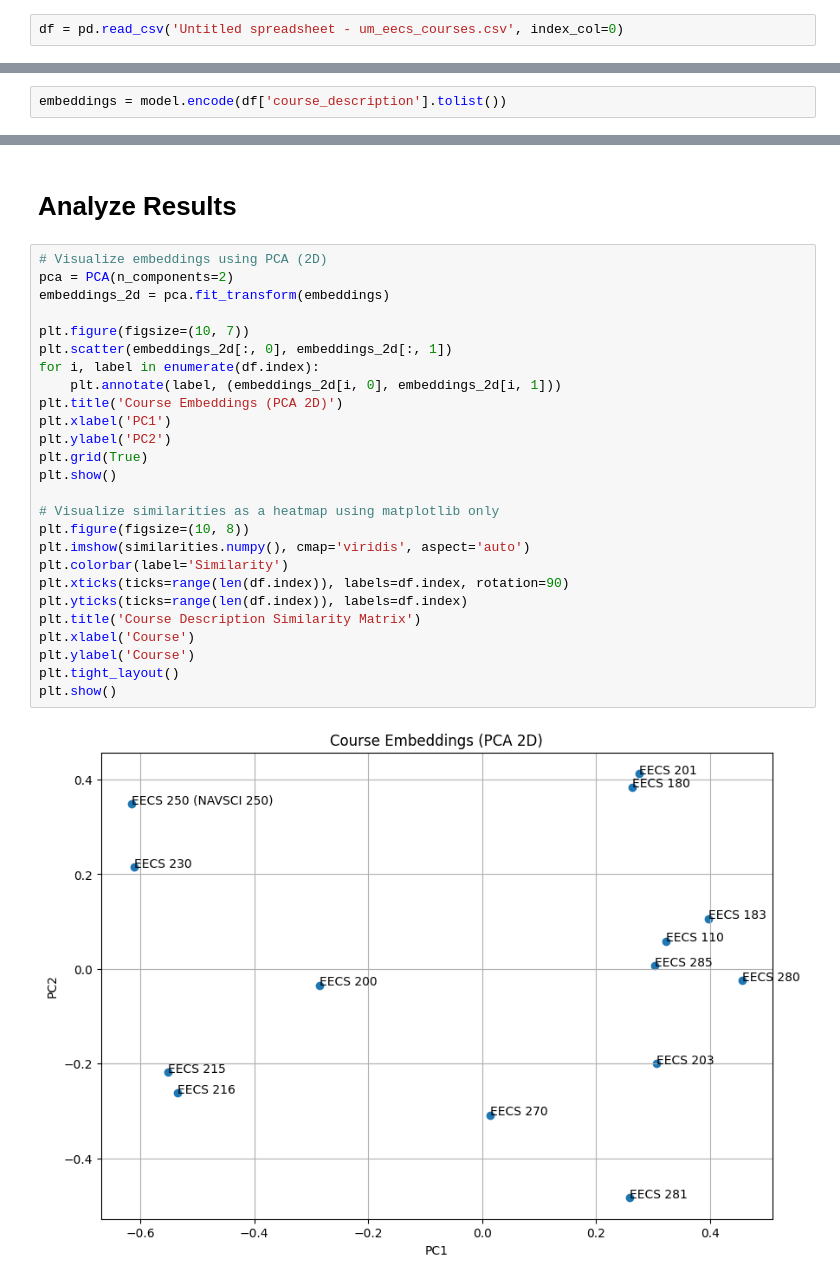
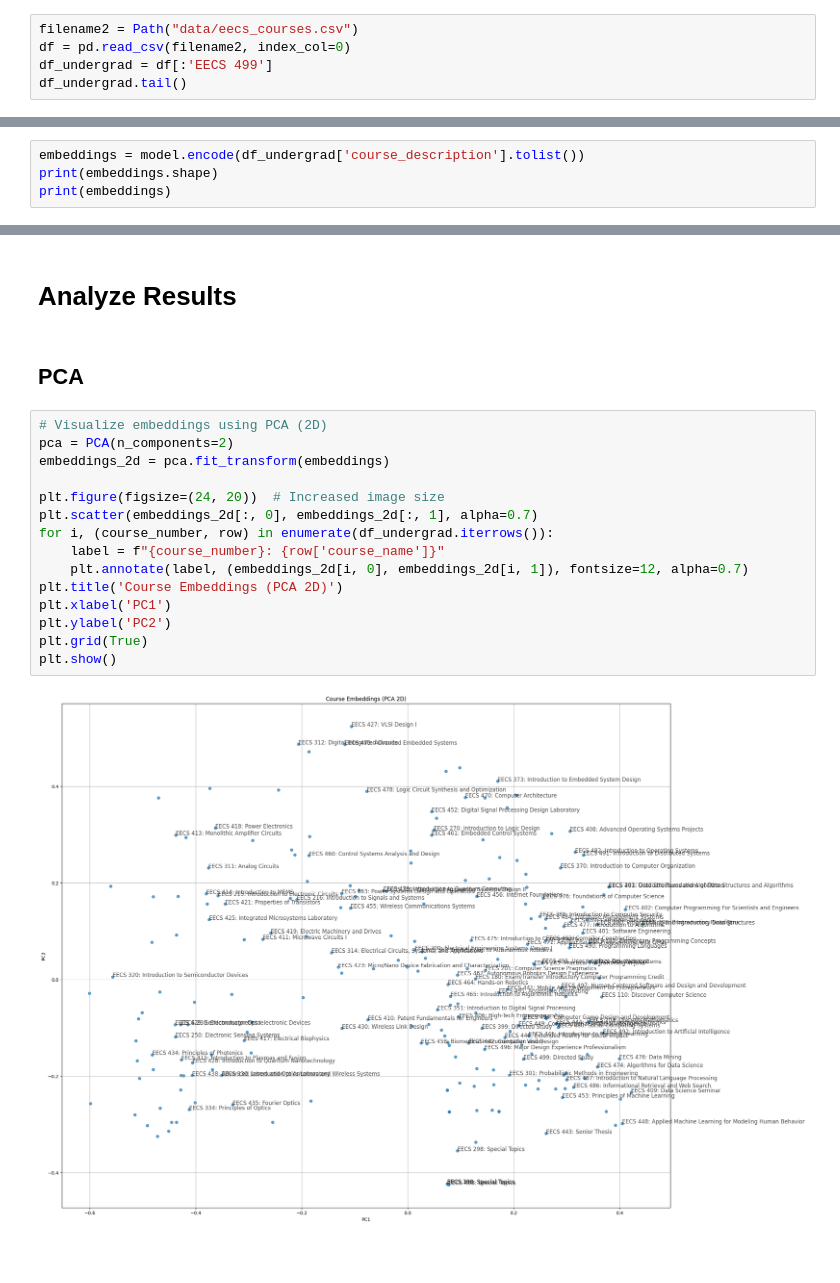
Before and after one commit to kvnshu/course-manifold, a Jupyter notebook: generate_embeddings.ipynb, the cells around one changed output, grey strips where cells are left out. Saved outputs shown, nothing was run; the diff lists cells and outputs as text; blank space fills up the shorter version.

```diff
--- a/generate_embeddings.ipynb
+++ b/generate_embeddings.ipynb
@@ -6,2 +11,5 @@ import matplotlib.pyplot as plt
 # %%
-df = pd.read_csv('Untitled spreadsheet - um_eecs_courses.csv', index_col=0)
+filename2 = Path("data/eecs_courses.csv")
+df = pd.read_csv(filename2, index_col=0)
+df_undergrad = df[:'EECS 499']
+df_undergrad.tail()
@@ -9,4 +25,6 @@ df = pd.read_csv('Untitled spreadsheet - um_eecs_courses.csv', index_col=0)
 # Load https://huggingface.co/sentence-transformers/all-mpnet-base-v2
 model = SentenceTransformer("all-mpnet-base-v2")
 # %%
-embeddings = model.encode(df['course_description'].tolist())
+embeddings = model.encode(df_undergrad['course_description'].tolist())
+print(embeddings.shape)
+print(embeddings)
@@ -53,30 +46,21 @@ tensor([[1.0000, 0.5553, 0.7462, 0.3943, 0.4136, 0.6247, 0.2724, 0.2813, 0.2383,
 # %% [markdown]
 # Analyze Results
+# %% [markdown]
+## PCA
 # %%
 # Visualize embeddings using PCA (2D)
 pca = PCA(n_components=2)
 embeddings_2d = pca.fit_transform(embeddings)
 
-plt.figure(figsize=(10, 7))
-plt.scatter(embeddings_2d[:, 0], embeddings_2d[:, 1])
-for i, label in enumerate(df.index):
-    plt.annotate(label, (embeddings_2d[i, 0], embeddings_2d[i, 1]))
+plt.figure(figsize=(24, 20))  # Increased image size
+plt.scatter(embeddings_2d[:, 0], embeddings_2d[:, 1], alpha=0.7)
+for i, (course_number, row) in enumerate(df_undergrad.iterrows()):
+    label = f"{course_number}: {row['course_name']}"
+    plt.annotate(label, (embeddings_2d[i, 0], embeddings_2d[i, 1]), fontsize=12, alpha=0.7)
 plt.title('Course Embeddings (PCA 2D)')
 plt.xlabel('PC1')
 plt.ylabel('PC2')
 plt.grid(True)
 plt.show()
-
-# Visualize similarities as a heatmap using matplotlib only
-plt.figure(figsize=(10, 8))
-plt.imshow(similarities.numpy(), cmap='viridis', aspect='auto')
-plt.colorbar(label='Similarity')
-plt.xticks(ticks=range(len(df.index)), labels=df.index, rotation=90)
-plt.yticks(ticks=range(len(df.index)), labels=df.index)
-plt.title('Course Description Similarity Matrix')
-plt.xlabel('Course')
-plt.ylabel('Course')
-plt.tight_layout()
-plt.show()
 # %% [output]
-[figure, old version]
+[figure, new version]
```
Also changed, not shown: parts of 14 cells of this notebook, 6 other files.
